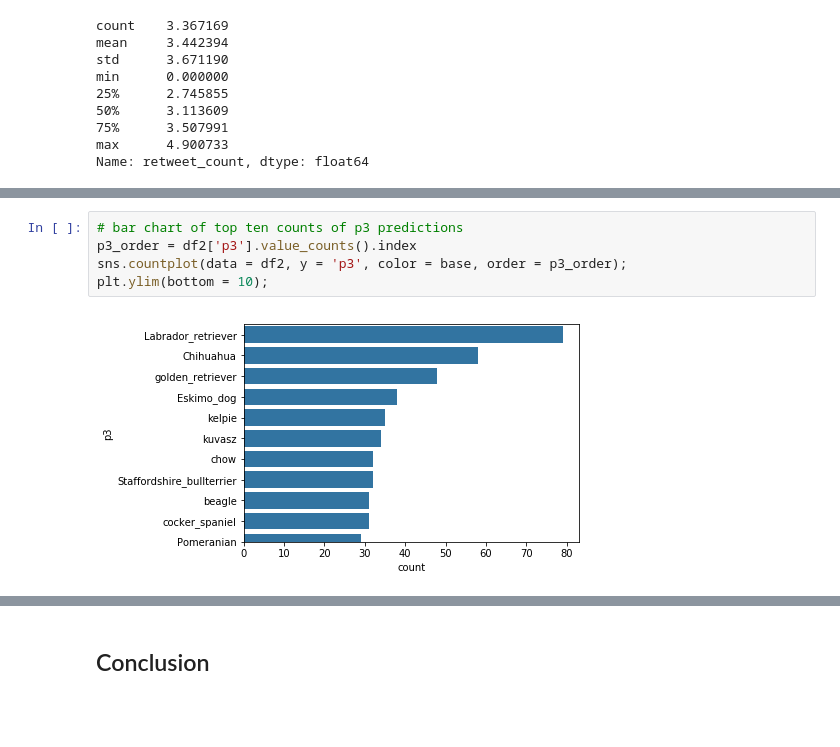
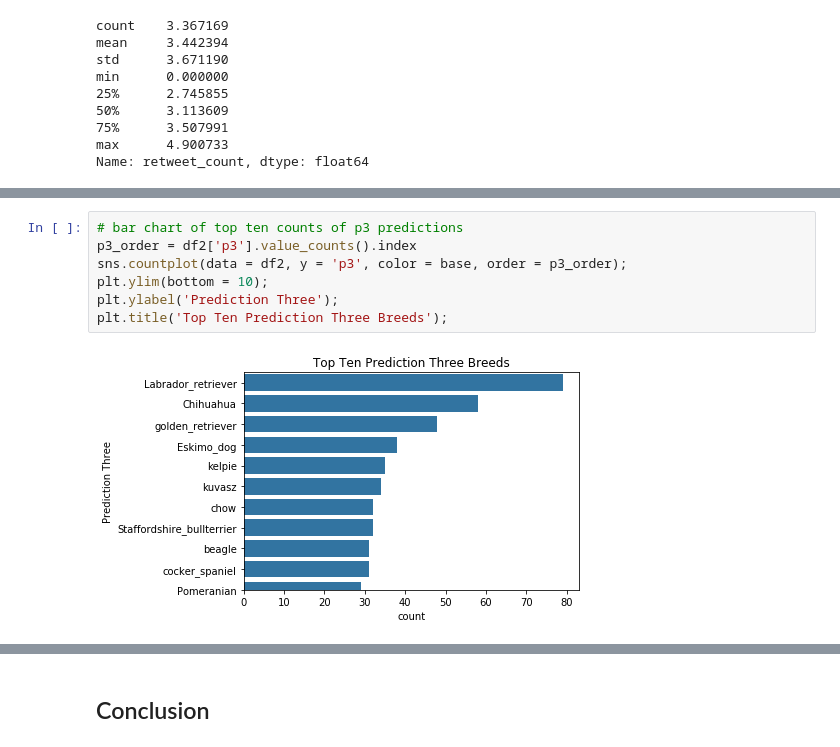
Before and after one commit to deepaksithu/Twitter_Archive_Analysis_Project, a Jupyter notebook: wrangle_act.ipynb, the cells around one changed output, grey strips where cells are left out. Saved outputs shown, nothing was run; the diff lists cells and outputs as text; blank space fills up the shorter version.

```diff
--- a/wrangle_act.ipynb
+++ b/wrangle_act.ipynb
@@ -857,7 +878,9 @@ plt.ylim(bottom = 10);
 # %%
 # bar chart of top ten counts of p3 predictions
 p3_order = df2['p3'].value_counts().index
 sns.countplot(data = df2, y = 'p3', color = base, order = p3_order);
 plt.ylim(bottom = 10);
+plt.ylabel('Prediction Three');
+plt.title('Top Ten Prediction Three Breeds');
 # %% [output]
-[figure, old version]
+[figure, new version]
```
Also changed, not shown: parts of 22 cells of this notebook.
